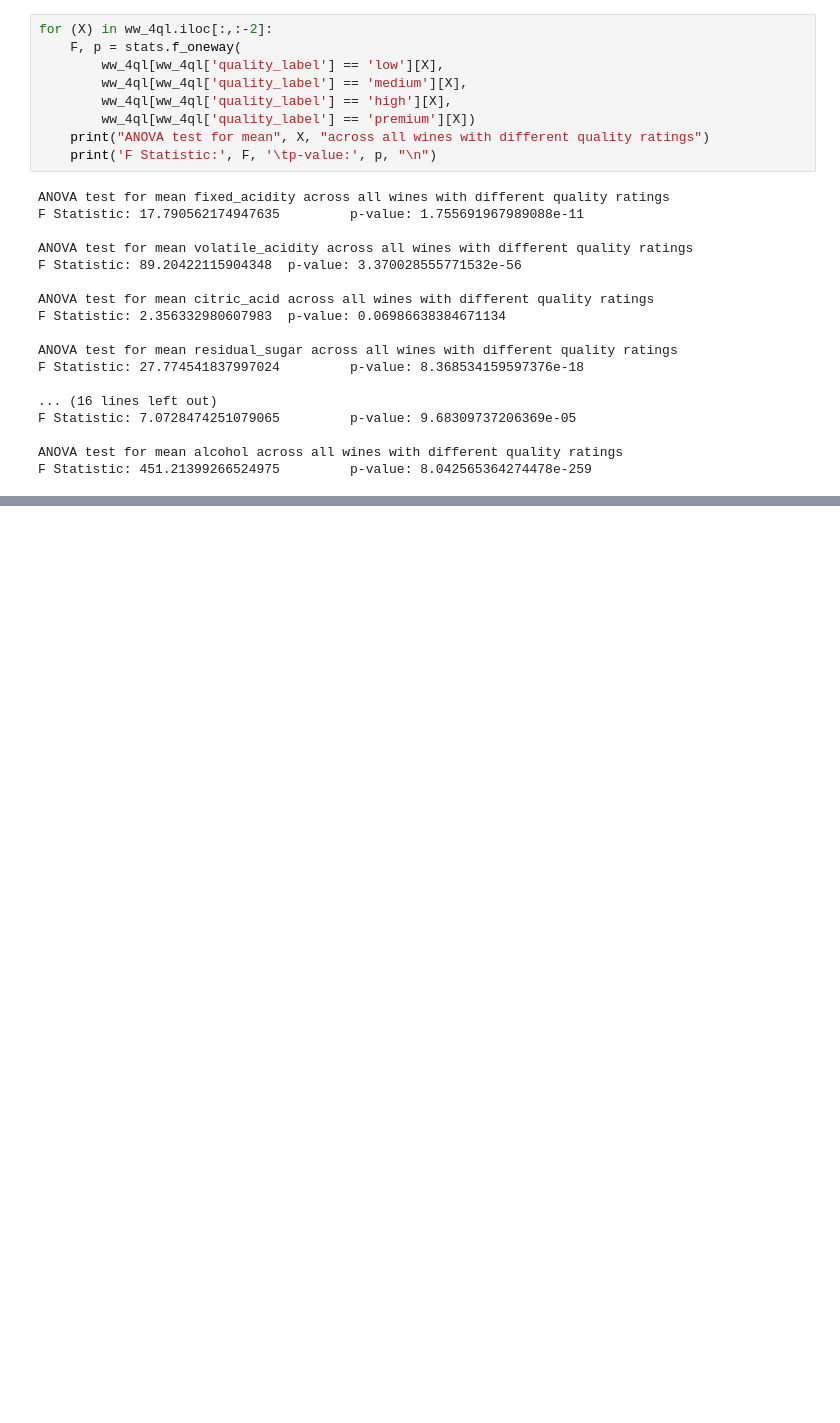
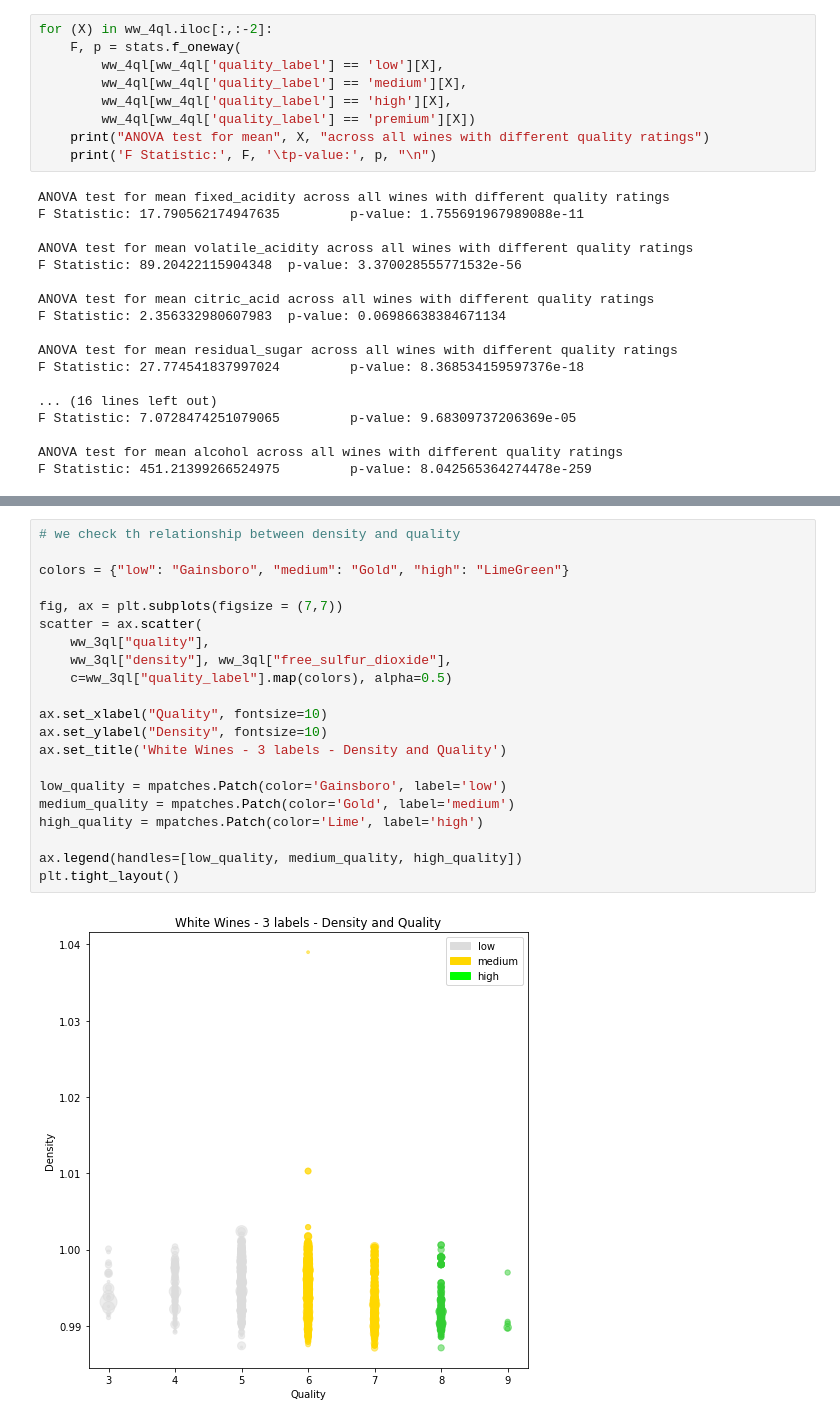
Before and after one commit to GitKPAN/4_BlueBerry-Winery, a Jupyter notebook: White_Wines_ML.ipynb, the cells around one changed output, grey strips where cells are left out. Drawn from its saved outputs; the diff is of its cells as text; blank space fills up the shorter version.

```diff
--- a/White_Wines_ML.ipynb
+++ b/White_Wines_ML.ipynb
@@ -404,0 +605,23 @@ TypeError: list indices must be integers or slices, not str
+# %%
+# we check th relationship between density and quality
+
+colors = {"low": "Gainsboro", "medium": "Gold", "high": "LimeGreen"}
+
+fig, ax = plt.subplots(figsize = (7,7))
+scatter = ax.scatter(
+    ww_3ql["quality"],
+    ww_3ql["density"], ww_3ql["free_sulfur_dioxide"],
+    c=ww_3ql["quality_label"].map(colors), alpha=0.5)
+
+ax.set_xlabel("Quality", fontsize=10)
+ax.set_ylabel("Density", fontsize=10)
+ax.set_title('White Wines - 3 labels - Density and Quality')
+
+low_quality = mpatches.Patch(color='Gainsboro', label='low')
+medium_quality = mpatches.Patch(color='Gold', label='medium')
+high_quality = mpatches.Patch(color='Lime', label='high')
+
+ax.legend(handles=[low_quality, medium_quality, high_quality])
+plt.tight_layout()
+# %% [output]
+[figure, added]
```
Also changed, not shown: parts of 17 cells of this notebook, 1 other file.
